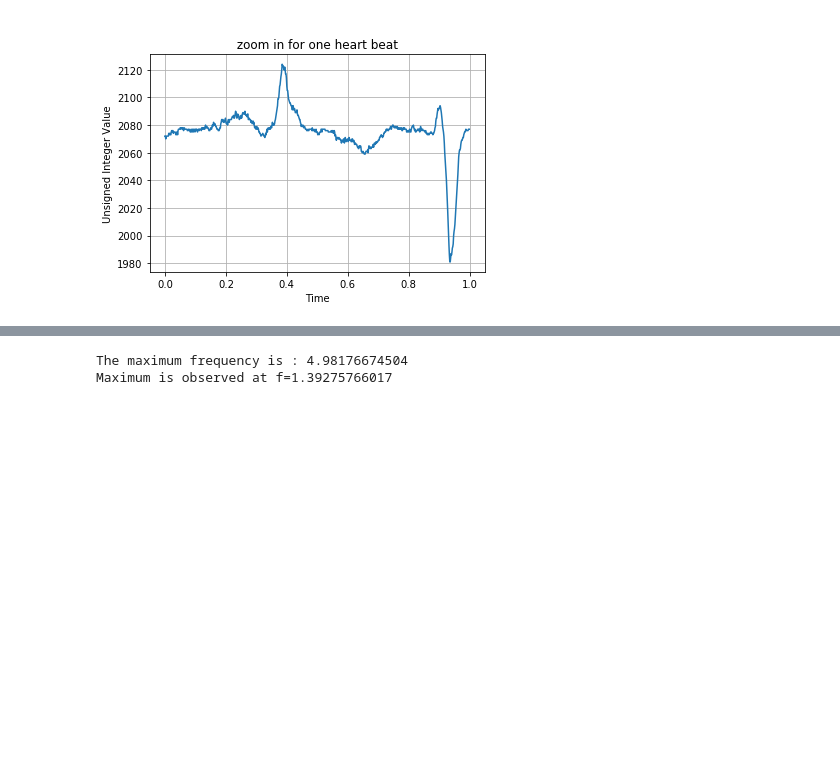
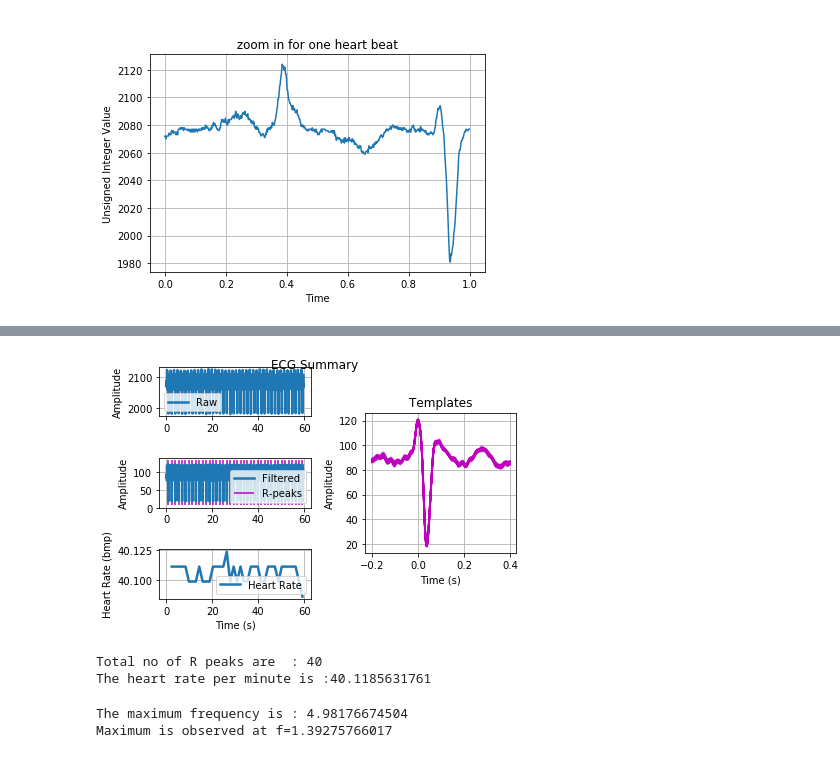
Before and after one commit to sp00044/Signal_Processing_In_BioMedical, a Jupyter notebook: Mid_Term_project.ipynb, the cells around one changed output, grey strips where cells are left out. Cells and saved outputs as stored; diff of their text form; code cells hidden in the pictures; blank space fills up the shorter version.

Commit message:
Heart rate code modification

```diff
--- a/Mid_Term_project.ipynb
+++ b/Mid_Term_project.ipynb
@@ -140,3 +136,19 @@ Heart beats per minute is 51
+# %%
+#This is a package which computes filteration ,heart rate etc , but it needs installation
+from biosppy.signals import ecg
+from biosppy import tools as st
+from biosppy import plotting, utils
+out = ecg.ecg(signal=All_signals,sampling_rate=fs,show=True)
+#ECG R-peak segmentation algorithm.This uses approach by Christov [7] .
+Rpeaks, = biosppy.signals.ecg.christov_segmenter(signal=All_signals,sampling_rate=fs)
+print 'Total no of R peaks are  : ' + str(len(Rpeaks))
+
+hr_idx, hr = st.get_heart_rate(beats=Rpeaks,sampling_rate=fs,smooth=True,size=3)
+print 'The heart rate per minute is :' + str(np.mean(hr))
+# %% [output]
+[figure, added]
+Total no of R peaks are  : 40
+The heart rate per minute is :40.1185631761
 # %%
 # Question no 9 and 10
 #Obtaining the DFT and finding out the maximum frequency
```
Also changed, not shown: parts of 10 cells of this notebook.
